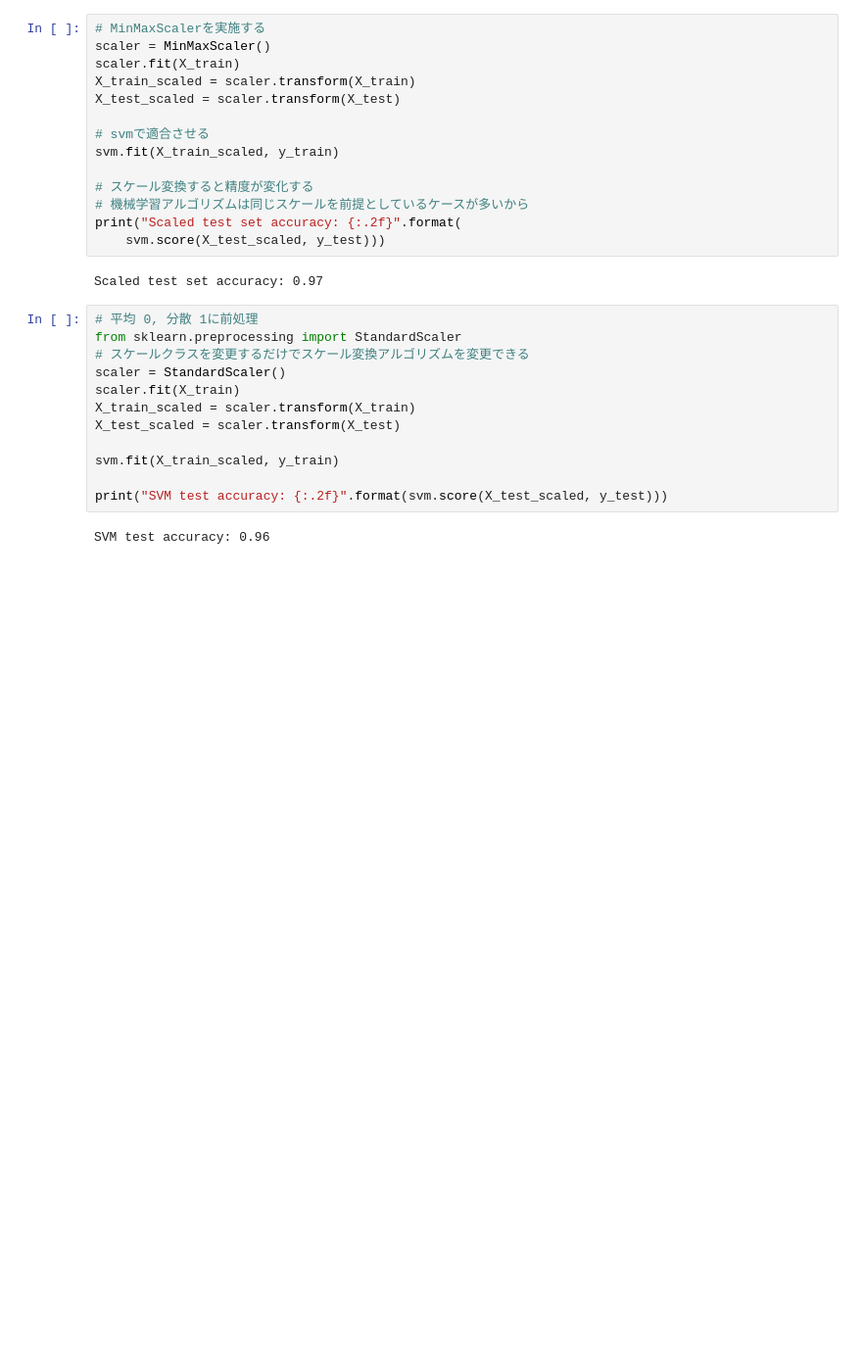
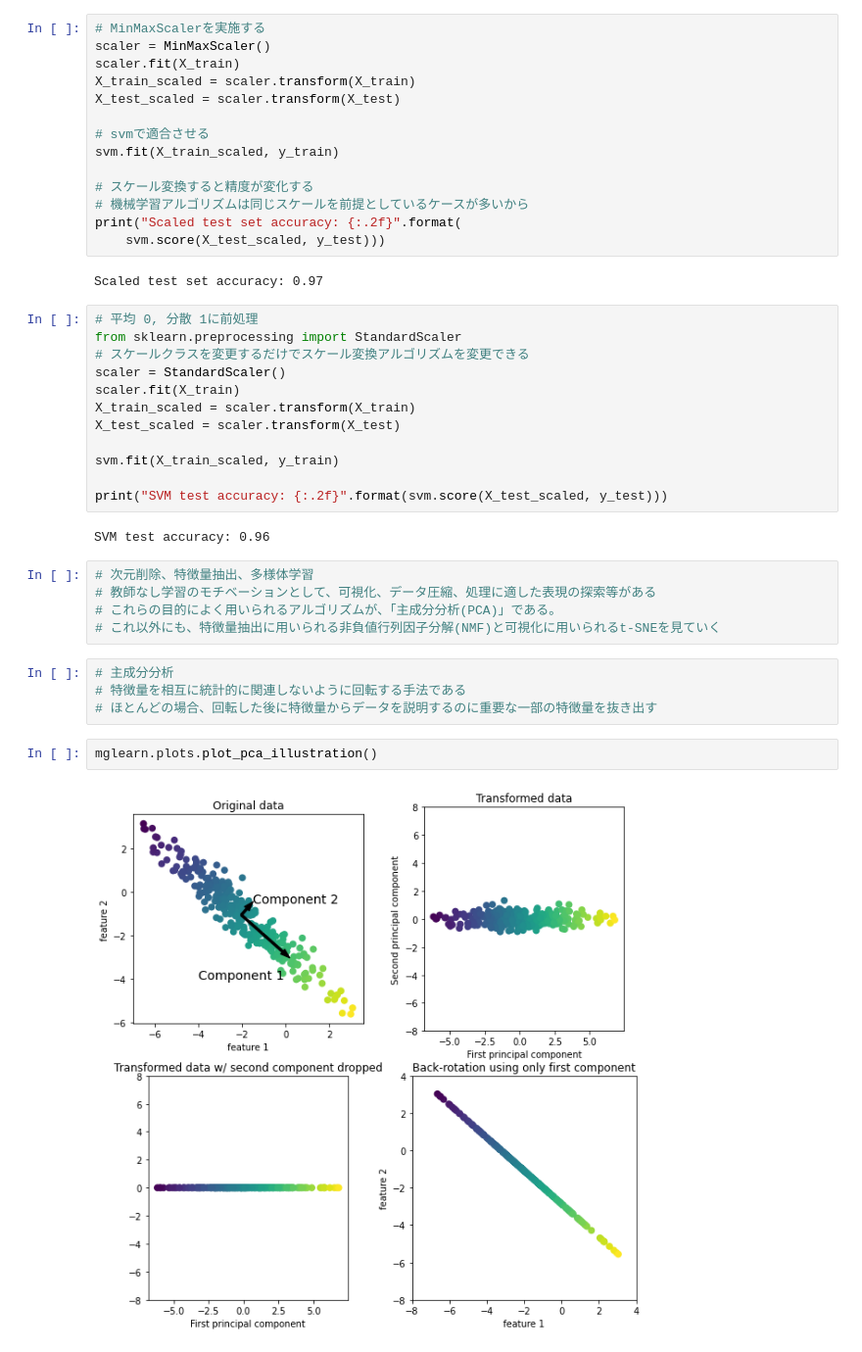
Before and after one commit to JunichiMitsunaga/python-scikit-learn-example, a Jupyter notebook: ch03-unsupervised-learning.ipynb, the cells around one changed output. Shown at 98% size. Saved outputs shown, nothing was run; the diff lists cells and outputs as text; blank space fills up the shorter version.

Commit message:
主成分分析 可視化

```diff
--- a/ch03-unsupervised-learning.ipynb
+++ b/ch03-unsupervised-learning.ipynb
@@ -183,3 +183,16 @@ svm.fit(X_train_scaled, y_train)
 print("SVM test accuracy: {:.2f}".format(svm.score(X_test_scaled, y_test)))
 # %% [output]
 SVM test accuracy: 0.96
+# %%
+# 次元削除、特徴量抽出、多様体学習
+# 教師なし学習のモチベーションとして、可視化、データ圧縮、処理に適した表現の探索等がある
+# これらの目的によく用いられるアルゴリズムが、「主成分分析(PCA)」である。
+# これ以外にも、特徴量抽出に用いられる非負値行列因子分解(NMF)と可視化に用いられるt-SNEを見ていく
+# %%
+# 主成分分析
+# 特徴量を相互に統計的に関連しないように回転する手法である
+# ほとんどの場合、回転した後に特徴量からデータを説明するのに重要な一部の特徴量を抜き出す
+# %%
+mglearn.plots.plot_pca_illustration()
+# %% [output]
+[figure, added]
```
Also changed, not shown: parts of 6 cells of this notebook.
